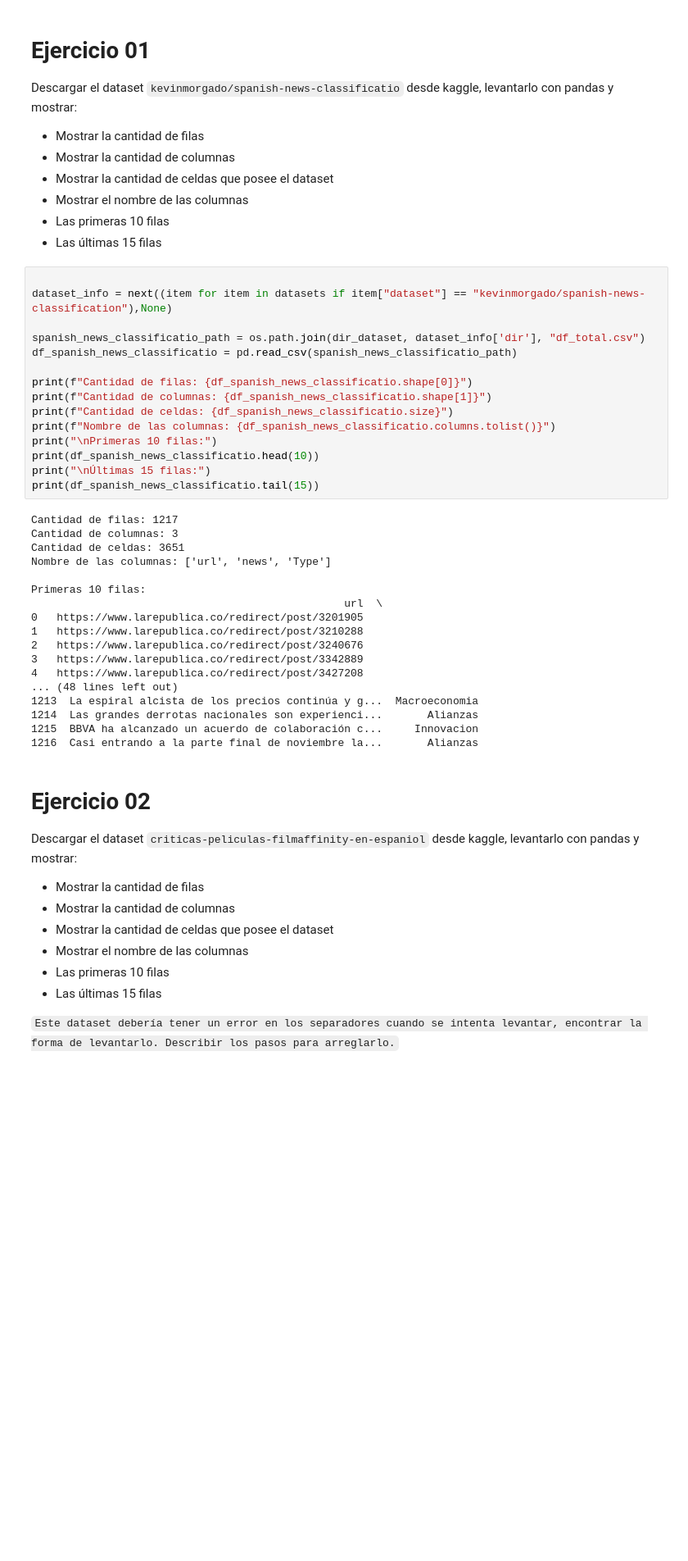
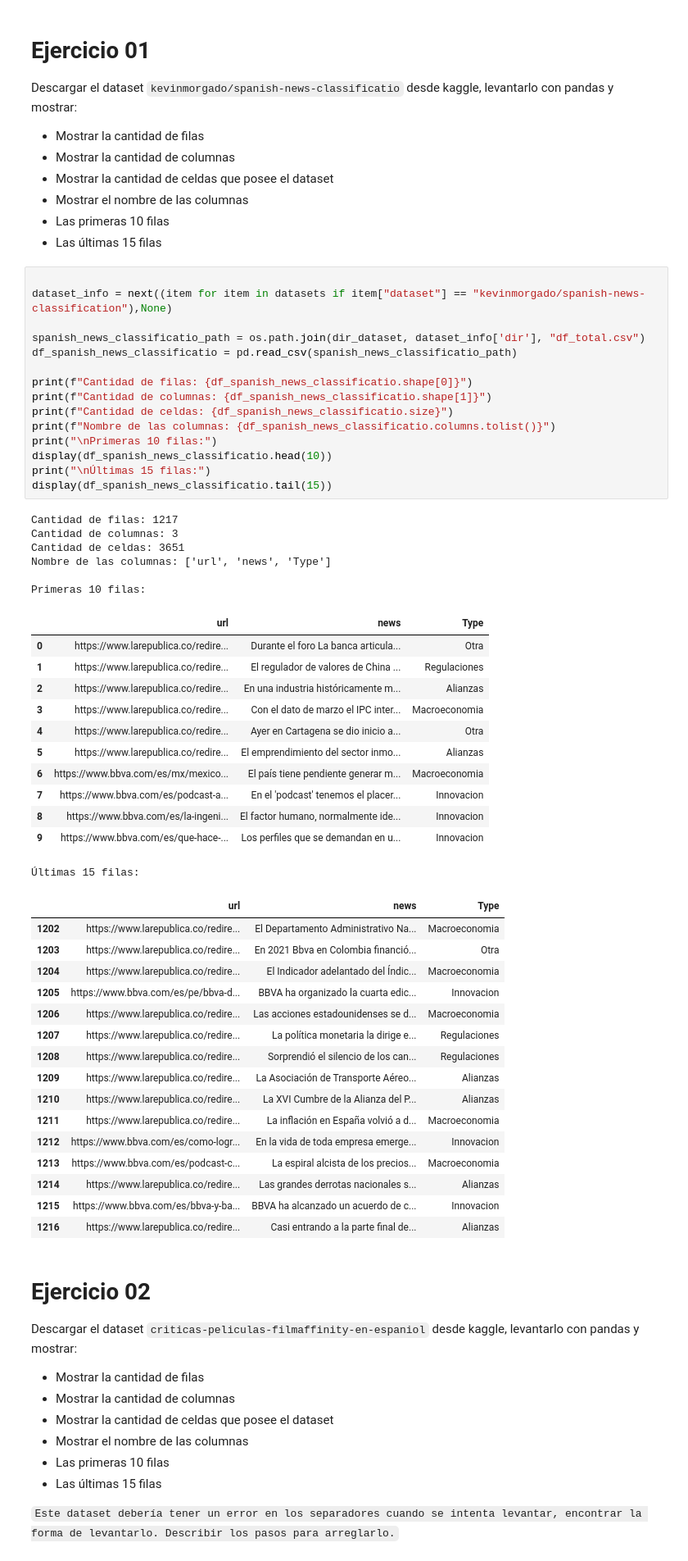
Before and after one commit to baubyte/HerramientasDeSoftwareParaElAnalisisDeDatos, a Jupyter notebook: Tema_4/Ejercicios/Semana_04_Practica_04.ipynb, the cells around one changed output. Shown at 82% size. Drawn from its saved outputs; the diff is of its cells as text; blank space fills up the shorter version.

Commit message:
Se creó con Colab

```diff
--- a/Tema_4/Ejercicios/Semana_04_Practica_04.ipynb
+++ b/Tema_4/Ejercicios/Semana_04_Practica_04.ipynb
@@ -110,36 +110,53 @@ Descargar el dataset `kevinmorgado/spanish-news-classificatio` desde kaggle, lev
 # %%
 
 dataset_info = next((item for item in datasets if item["dataset"] == "kevinmorgado/spanish-news-classification"),None)
 
 spanish_news_classificatio_path = os.path.join(dir_dataset, dataset_info['dir'], "df_total.csv")
 df_spanish_news_classificatio = pd.read_csv(spanish_news_classificatio_path)
 
 print(f"Cantidad de filas: {df_spanish_news_classificatio.shape[0]}")
 print(f"Cantidad de columnas: {df_spanish_news_classificatio.shape[1]}")
 print(f"Cantidad de celdas: {df_spanish_news_classificatio.size}")
 print(f"Nombre de las columnas: {df_spanish_news_classificatio.columns.tolist()}")
 print("\nPrimeras 10 filas:")
-print(df_spanish_news_classificatio.head(10))
+display(df_spanish_news_classificatio.head(10))
 print("\nÚltimas 15 filas:")
-print(df_spanish_news_classificatio.tail(15))
+display(df_spanish_news_classificatio.tail(15))
 # %% [output]
 Cantidad de filas: 1217
 Cantidad de columnas: 3
 Cantidad de celdas: 3651
 Nombre de las columnas: ['url', 'news', 'Type']
 
 Primeras 10 filas:
-                                                 url  \
-0   https://www.larepublica.co/redirect/post/3201905
-1   https://www.larepublica.co/redirect/post/3210288
-2   https://www.larepublica.co/redirect/post/3240676
-3   https://www.larepublica.co/redirect/post/3342889
-4   https://www.larepublica.co/redirect/post/3427208
-... (48 lines left out)
-1213  La espiral alcista de los precios continúa y g...  Macroeconomia
-1214  Las grandes derrotas nacionales son experienci...       Alianzas
-1215  BBVA ha alcanzado un acuerdo de colaboración c...     Innovacion
-1216  Casi entrando a la parte final de noviembre la...       Alianzas
+|  | url | news | Type |
+| 0 | https://www.larepublica.co/redire... | Durante el foro La banca articula... | Otra |
+| 1 | https://www.larepublica.co/redire... | El regulador de valores de China ... | Regulaciones |
+| 2 | https://www.larepublica.co/redire... | En una industria históricamente m... | Alianzas |
+| 3 | https://www.larepublica.co/redire... | Con el dato de marzo el IPC inter... | Macroeconomia |
+| 4 | https://www.larepublica.co/redire... | Ayer en Cartagena se dio inicio a... | Otra |
+| 5 | https://www.larepublica.co/redire... | El emprendimiento del sector inmo... | Alianzas |
+| 6 | https://www.bbva.com/es/mx/mexico... | El país tiene pendiente generar m... | Macroeconomia |
+| 7 | https://www.bbva.com/es/podcast-a... | En el 'podcast' tenemos el placer... | Innovacion |
+| 8 | https://www.bbva.com/es/la-ingeni... | El factor humano, normalmente ide... | Innovacion |
+| 9 | https://www.bbva.com/es/que-hace-... | Los perfiles que se demandan en u... | Innovacion |
+Últimas 15 filas:
+|  | url | news | Type |
+| 1202 | https://www.larepublica.co/redire... | El Departamento Administrativo Na... | Macroeconomia |
+| 1203 | https://www.larepublica.co/redire... | En 2021 Bbva en Colombia financió... | Otra |
+| 1204 | https://www.larepublica.co/redire... | El Indicador adelantado del Índic... | Macroeconomia |
+| 1205 | https://www.bbva.com/es/pe/bbva-d... | BBVA ha organizado la cuarta edic... | Innovacion |
+| 1206 | https://www.larepublica.co/redire... | Las acciones estadounidenses se d... | Macroeconomia |
+| 1207 | https://www.larepublica.co/redire... | La política monetaria la dirige e... | Regulaciones |
+| 1208 | https://www.larepublica.co/redire... | Sorprendió el silencio de los can... | Regulaciones |
+| 1209 | https://www.larepublica.co/redire... | La Asociación de Transporte Aéreo... | Alianzas |
+| 1210 | https://www.larepublica.co/redire... | La XVI Cumbre de la Alianza del P... | Alianzas |
+| 1211 | https://www.larepublica.co/redire... | La inflación en España volvió a d... | Macroeconomia |
+| 1212 | https://www.bbva.com/es/como-logr... | En la vida de toda empresa emerge... | Innovacion |
+| 1213 | https://www.bbva.com/es/podcast-c... | La espiral alcista de los precios... | Macroeconomia |
+| 1214 | https://www.larepublica.co/redire... | Las grandes derrotas nacionales s... | Alianzas |
+| 1215 | https://www.bbva.com/es/bbva-y-ba... | BBVA ha alcanzado un acuerdo de c... | Innovacion |
+| 1216 | https://www.larepublica.co/redire... | Casi entrando a la parte final de... | Alianzas |
 # %% [markdown]
 # Ejercicio 02
 
```
